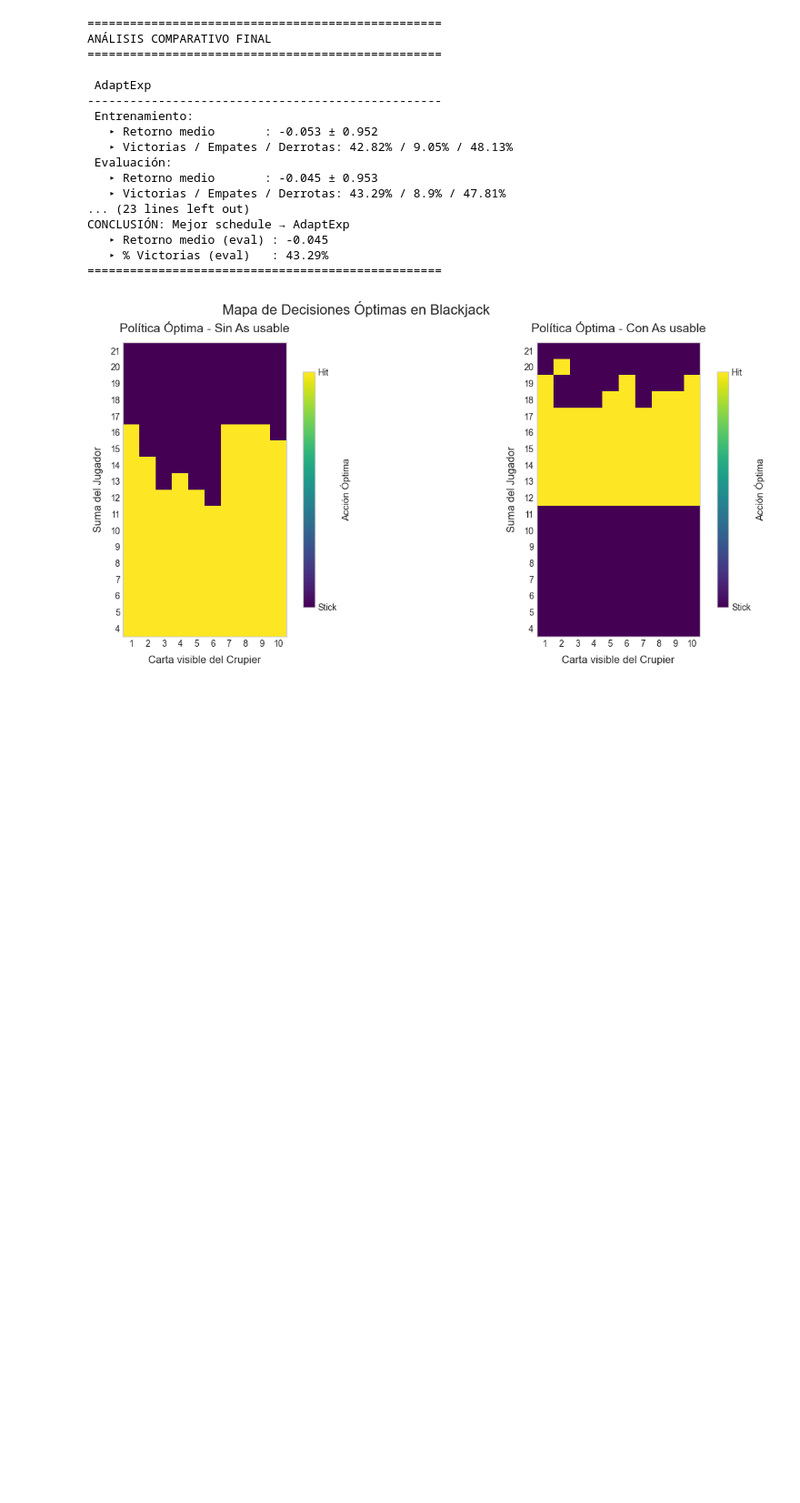
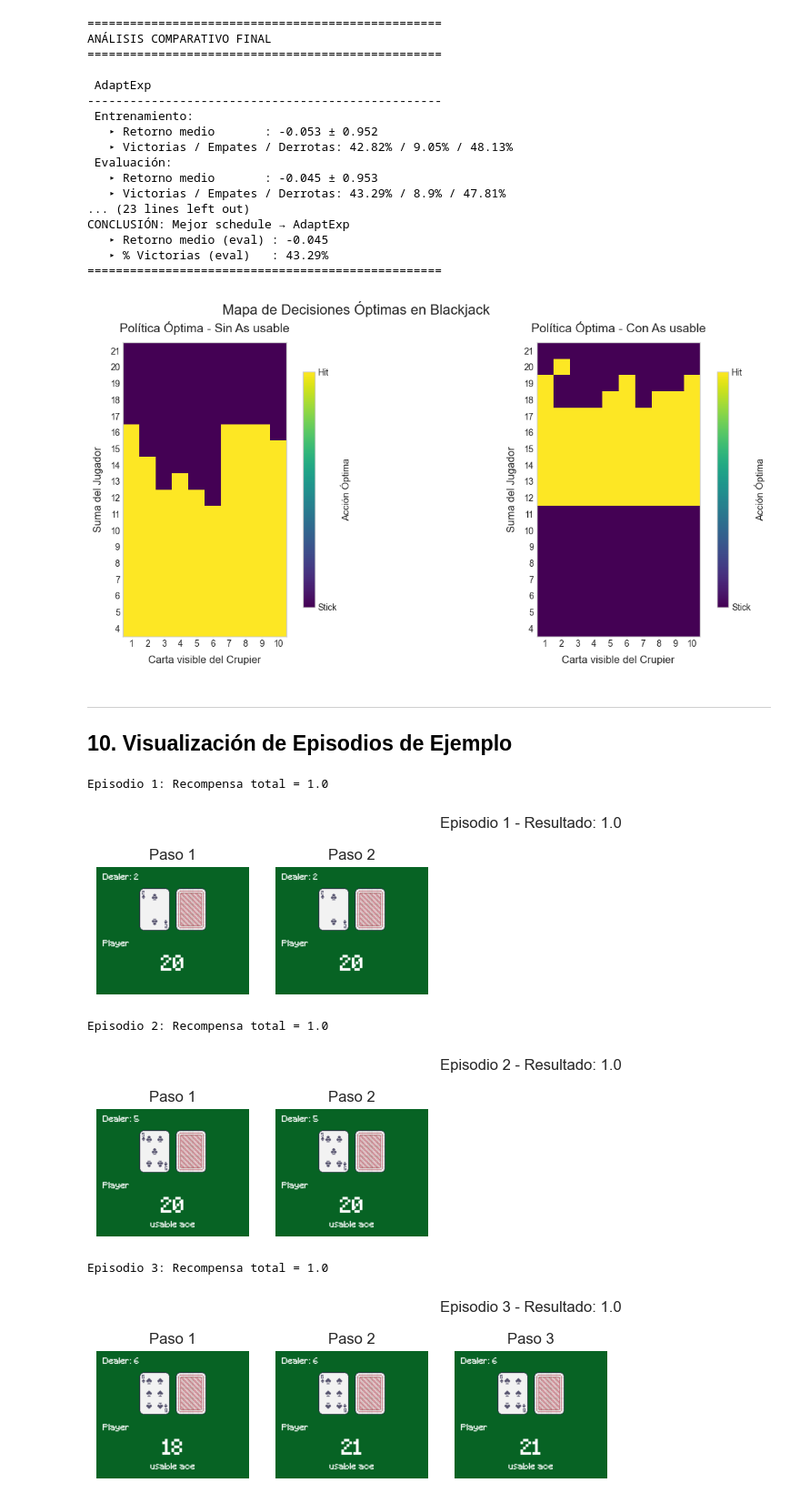
Before and after one commit to angelvt72/RL_gymnasium, a Jupyter notebook: src/double_Q-Learning.ipynb, the cells around one changed output. Shown at 91% size. Saved outputs shown, nothing was run; the diff lists cells and outputs as text; code cells hidden in the pictures; blank space fills up the shorter version.

Commit message:
commit final para entregar con double q learning actualizado

```diff
--- a/src/double_Q-Learning.ipynb
+++ b/src/double_Q-Learning.ipynb
@@ -733,3 +733,79 @@ def plot_blackjack_policy(Q1: Dict, Q2: Dict) -> None:
 plot_blackjack_policy(Q1=best_Q1, Q2=best_Q2)
 # %% [output]
 [figure]
+# %% [markdown]
+---
+## **10. Visualización de Episodios de Ejemplo**
+# %%
+# ==========================
+# 10. Visualización de Episodios de Ejemplo
+# ==========================
+
+
+def run_and_render_episode(env, agent) -> Tuple[list, float]:
+    """
+    Ejecuta un episodio completo con renderizado, capturando cada frame.
+
+    Args:
+        env: Entorno Gymnasium configurado con render_mode='rgb_array'
+        agent: Agente entrenado con política óptima
+
+    Returns:
+        Tuple: (frames, recompensa_total)
+            - frames: Lista de imágenes del episodio
+            - recompensa_total: Suma de recompensas del episodio
+    """
+    frames = []
+    total_reward = 0.0
+    state, _ = env.reset()
+    done = False
+
+    while not done:
+        frame = env.render()  # Captura frame como array numpy
+        frames.append(frame)
+        action = agent.choose_action(state, epsilon=0.0)  # Política greedy
+        next_state, reward, terminated, truncated, _ = env.step(action)
+        done = terminated or truncated
+        total_reward += reward
+        state = next_state
+
+    # Capturar último frame tras terminar
+    frames.append(env.render())
+    return frames, total_reward
+
+
+# Configurar entorno de visualización
+env_vis = gym.make("Blackjack-v1", render_mode="rgb_array")
+
+# Crear agente con política óptima
+agent_vis = DoubleQAgent(env_vis.action_space.n)
+agent_vis.Q1 = best_Q1
+agent_vis.Q2 = best_Q2
+
+# Ejecutar y visualizar 3 episodios
+num_episodios = 3
+for ep in range(num_episodios):
+    frames, recompensa = run_and_render_episode(env_vis, agent_vis)
+
+    print(f"\nEpisodio {ep+1}: Recompensa total = {recompensa}")
+
+    # Mostrar primeros 5 frames
+    plt.figure(figsize=(10, 2))
+    for i in range(min(5, len(frames))):
+        plt.subplot(1, 5, i + 1)
+        plt.imshow(frames[i])
+        plt.axis("off")
+        plt.title(f"Paso {i+1}")
+    plt.suptitle(f"Episodio {ep+1} - Resultado: {recompensa}", y=1.05)
+    plt.tight_layout()
+    plt.show()
+
+# Cerrar entorno
+env_vis.close()
+# %% [output]
+Episodio 1: Recompensa total = 1.0
+[figure, added]
+Episodio 2: Recompensa total = 1.0
+[figure, added]
+Episodio 3: Recompensa total = 1.0
+[figure, added]
```
Also changed, not shown: parts of 1 cell of this notebook.
